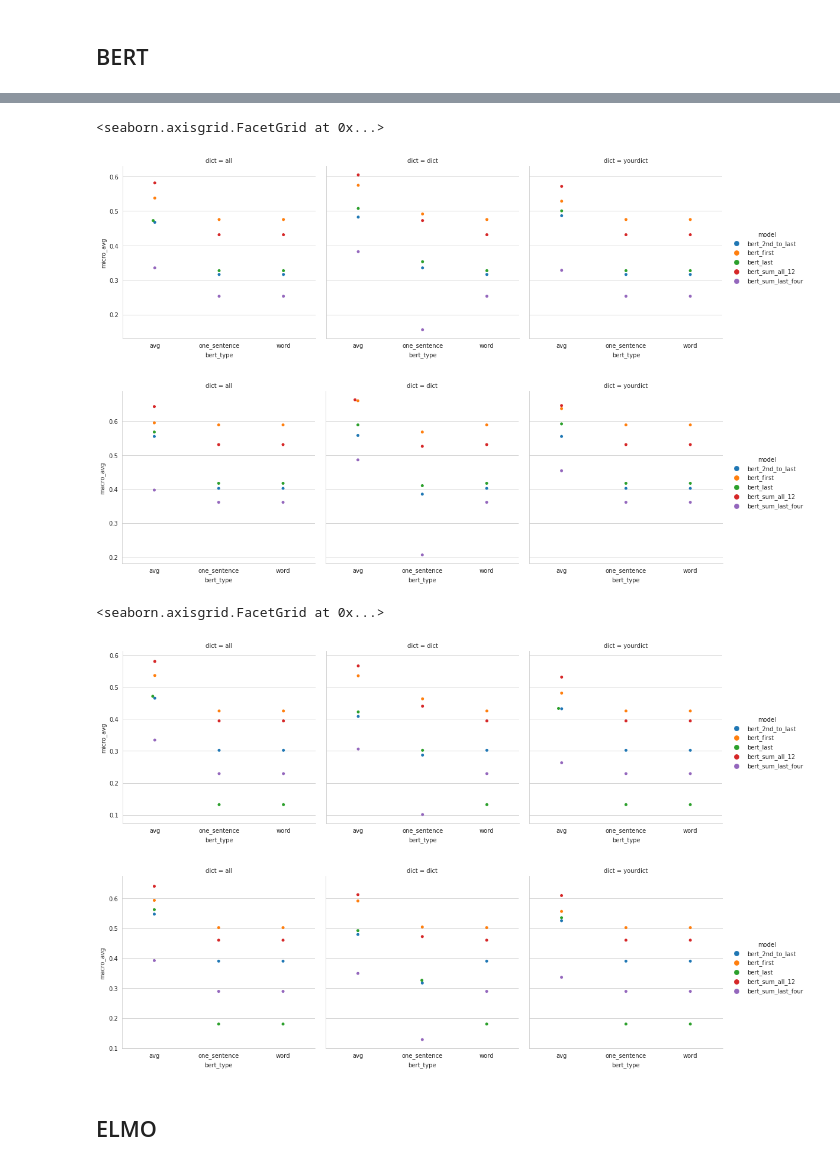
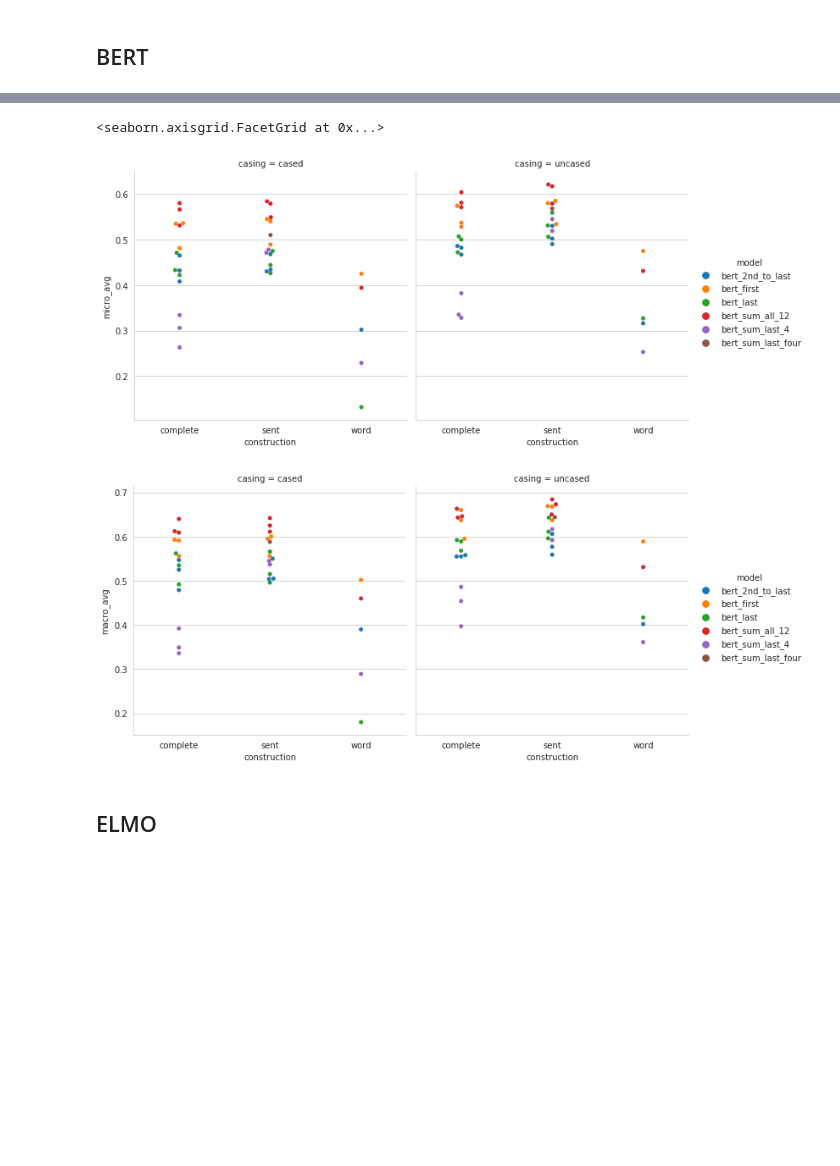
Before and after one commit to furra/contextual_embeddings, a Jupyter notebook: graph_results.ipynb, the cells around one changed output, grey strips where cells are left out. Cells and saved outputs as stored; diff of their text form; code cells hidden in the pictures; blank space fills up the shorter version.

```diff
--- a/graph_results.ipynb
+++ b/graph_results.ipynb
@@ -5,7 +5,7 @@ import seaborn as sns
 sns.set_style('whitegrid')
 # %%
 data = pd.read_csv('results.csv')
-data['size'] = data['size'].astype(int)
+data['vector_size'] = data['vector_size'].astype(int)
 markers = [".",",","o","v","^","<",">","1","2","3","4","8","s","p","P","*","h","H","+","x","X","D","d","|","_"]
 # %%
 data.head()
@@ -55,3 +48,5 @@ data_bert = data[(data['dict'] != '-') & (data['model'].str.contains("elmo")!= T
+# %%
+data_bert = data[(data['class'] == 'bert')]
 # %%
 data_bert
 # %% [output]
@@ -78,17 +73,10 @@ sns.catplot(x='dict', y='macro_avg', col='case', hue='model',data=data_bert, kin
 # %%
-sns.catplot(x='bert_type', y='micro_avg', col='dict', hue='model',data=data_bert[(data_bert['case']=='uncased')], kind='swarm')
-sns.catplot(x='bert_type', y='macro_avg', col='dict', hue='model',data=data_bert[(data_bert['case']=='uncased')], kind='swarm')
+sns.catplot(x='construction', y='micro_avg', col='casing', hue='model',data=data_bert, kind='swarm')
+sns.catplot(x='construction', y='macro_avg', col='casing', hue='model',data=data_bert, kind='swarm')
 # %% [output]
 <seaborn.axisgrid.FacetGrid at 0x...>
-[figure, old version]
+[figure, new version]
-[figure, old version]
+[figure, new version]
-# %%
-sns.catplot(x='bert_type', y='micro_avg', col='dict', hue='model',data=data_bert[(data_bert['case']=='cased')], kind='swarm')
-sns.catplot(x='bert_type', y='macro_avg', col='dict', hue='model',data=data_bert[(data_bert['case']=='cased')], kind='swarm')
-# %% [output]
-<seaborn.axisgrid.FacetGrid at 0x...>
-[figure, removed]
-[figure, removed]
 # %% [markdown]
 ## ELMO
 # %%
```
Also changed, not shown: parts of 40 cells of this notebook, 4 other files.
